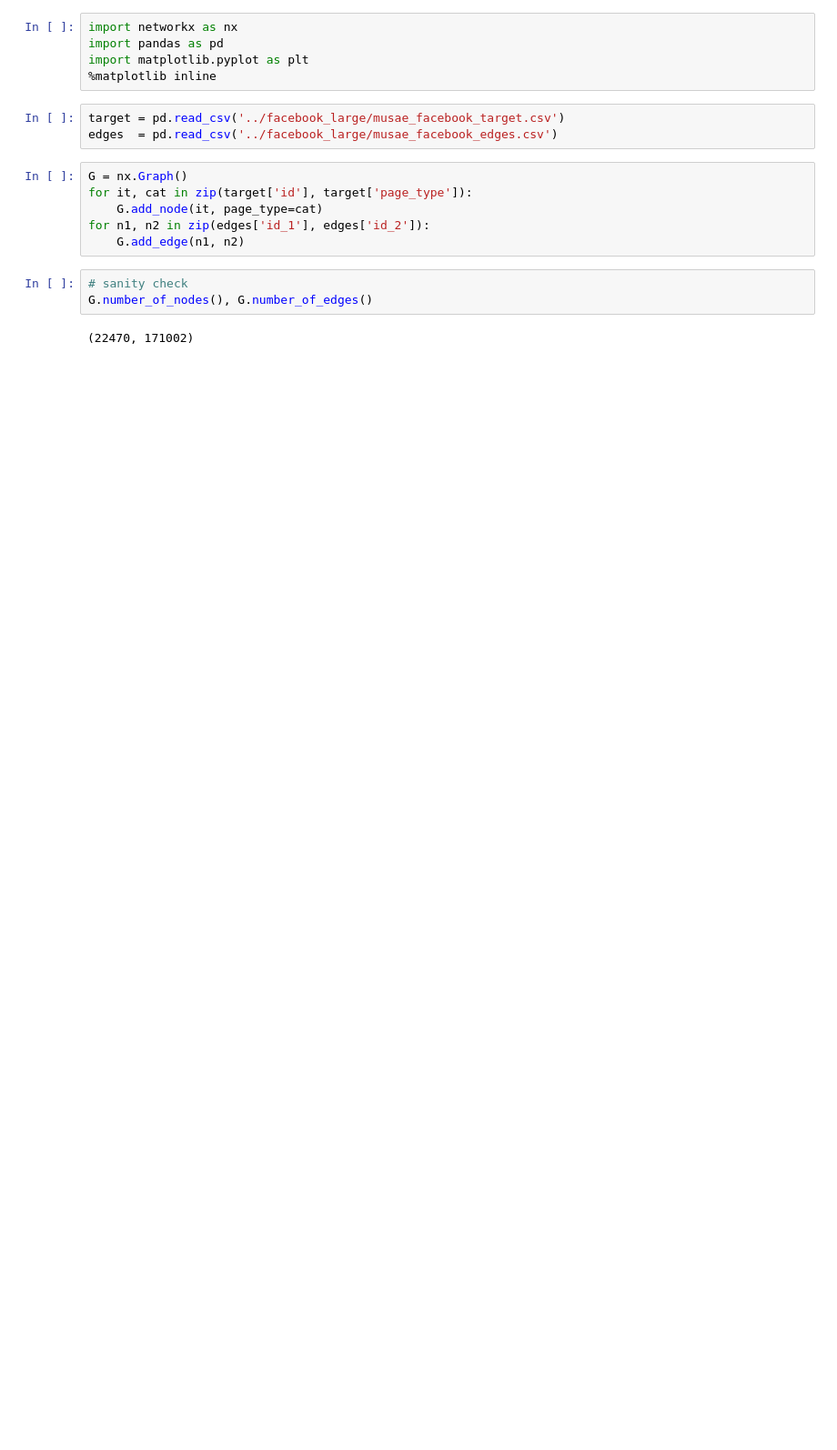
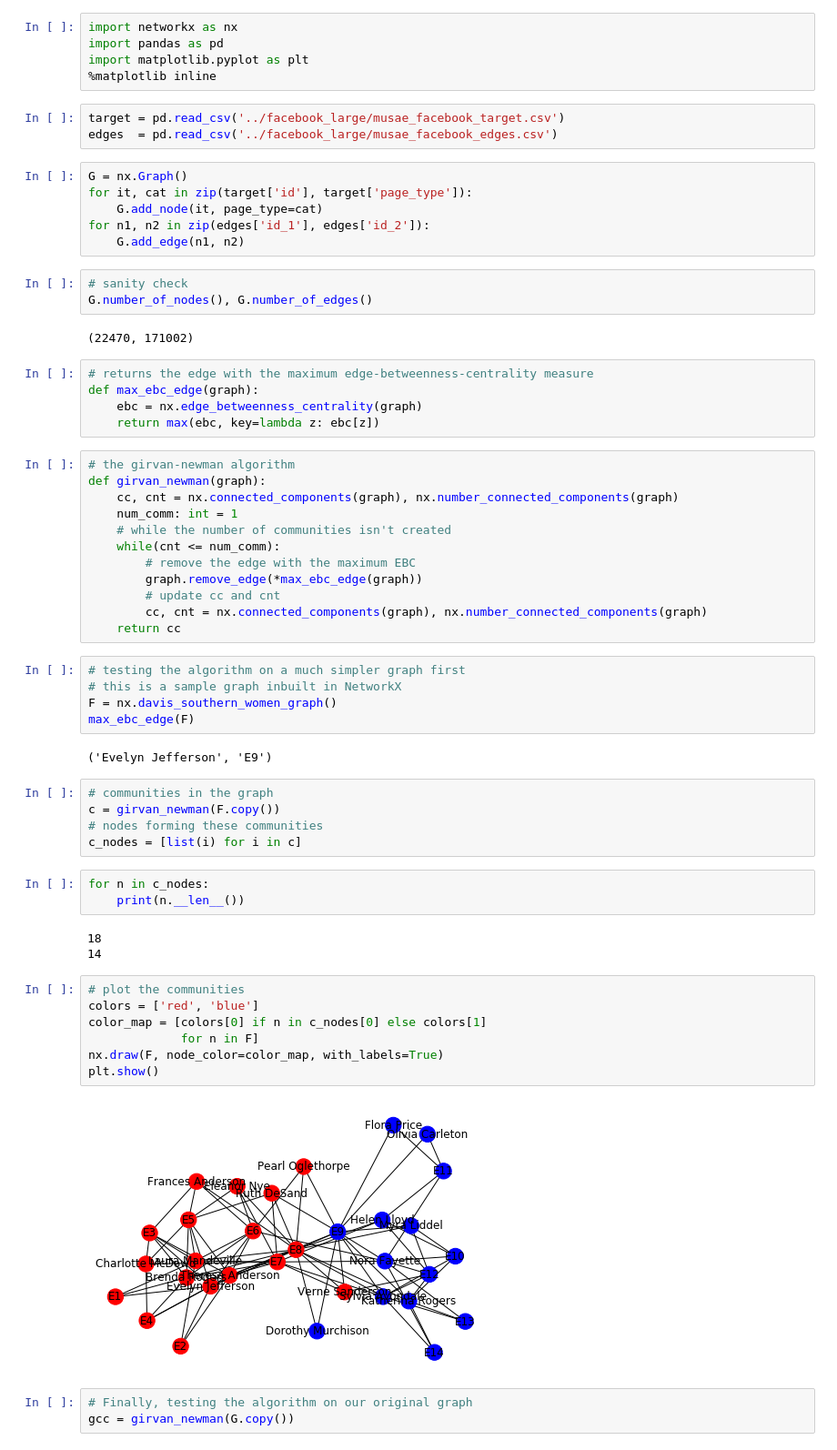
Before and after one commit to 7vik/page-page-clusters, a Jupyter notebook: src/girvan-newman.ipynb, the cells around one changed output. Shown at 91% size. Saved outputs shown, nothing was run; the diff lists cells and outputs as text; blank space fills up the shorter version.

Commit message:
add girvan newman

```diff
--- a/src/girvan-newman.ipynb
+++ b/src/girvan-newman.ipynb
@@ -21,3 +21,50 @@ for n1, n2 in zip(edges['id_1'], edges['id_2']):
 G.number_of_nodes(), G.number_of_edges()
 # %% [output]
 (22470, 171002)
+# %%
+# returns the edge with the maximum edge-betweenness-centrality measure
+def max_ebc_edge(graph):
+    ebc = nx.edge_betweenness_centrality(graph)
+    return max(ebc, key=lambda z: ebc[z])
+# %%
+# the girvan-newman algorithm
+def girvan_newman(graph):
+    cc, cnt = nx.connected_components(graph), nx.number_connected_components(graph)
+    num_comm: int = 1
+    # while the number of communities isn't created
+    while(cnt <= num_comm):
+        # remove the edge with the maximum EBC
+        graph.remove_edge(*max_ebc_edge(graph))
+        # update cc and cnt
+        cc, cnt = nx.connected_components(graph), nx.number_connected_components(graph)
+    return cc
+# %%
+# testing the algorithm on a much simpler graph first
+# this is a sample graph inbuilt in NetworkX
+F = nx.davis_southern_women_graph()
+max_ebc_edge(F)
+# %% [output]
+('Evelyn Jefferson', 'E9')
+# %%
+# communities in the graph
+c = girvan_newman(F.copy())
+# nodes forming these communities
+c_nodes = [list(i) for i in c]
+# %%
+for n in c_nodes:
+    print(n.__len__())
+# %% [output]
+18
+14
+# %%
+# plot the communities
+colors = ['red', 'blue']
+color_map = [colors[0] if n in c_nodes[0] else colors[1]
+             for n in F]
+nx.draw(F, node_color=color_map, with_labels=True)
+plt.show()
+# %% [output]
+[figure, added]
+# %%
+# Finally, testing the algorithm on our original graph
+gcc = girvan_newman(G.copy())
```
Also changed, not shown: parts of 1 cell of this notebook.
